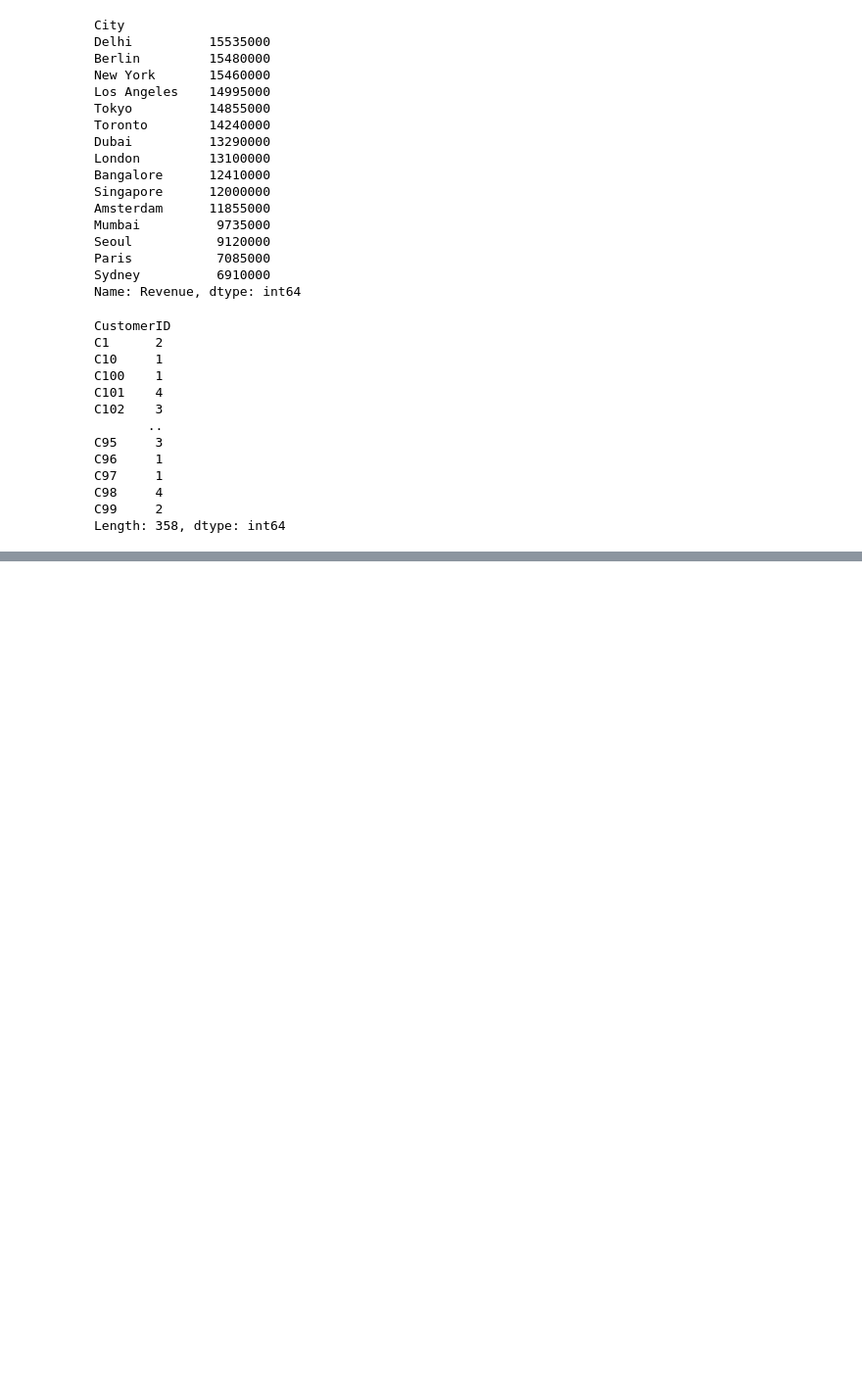
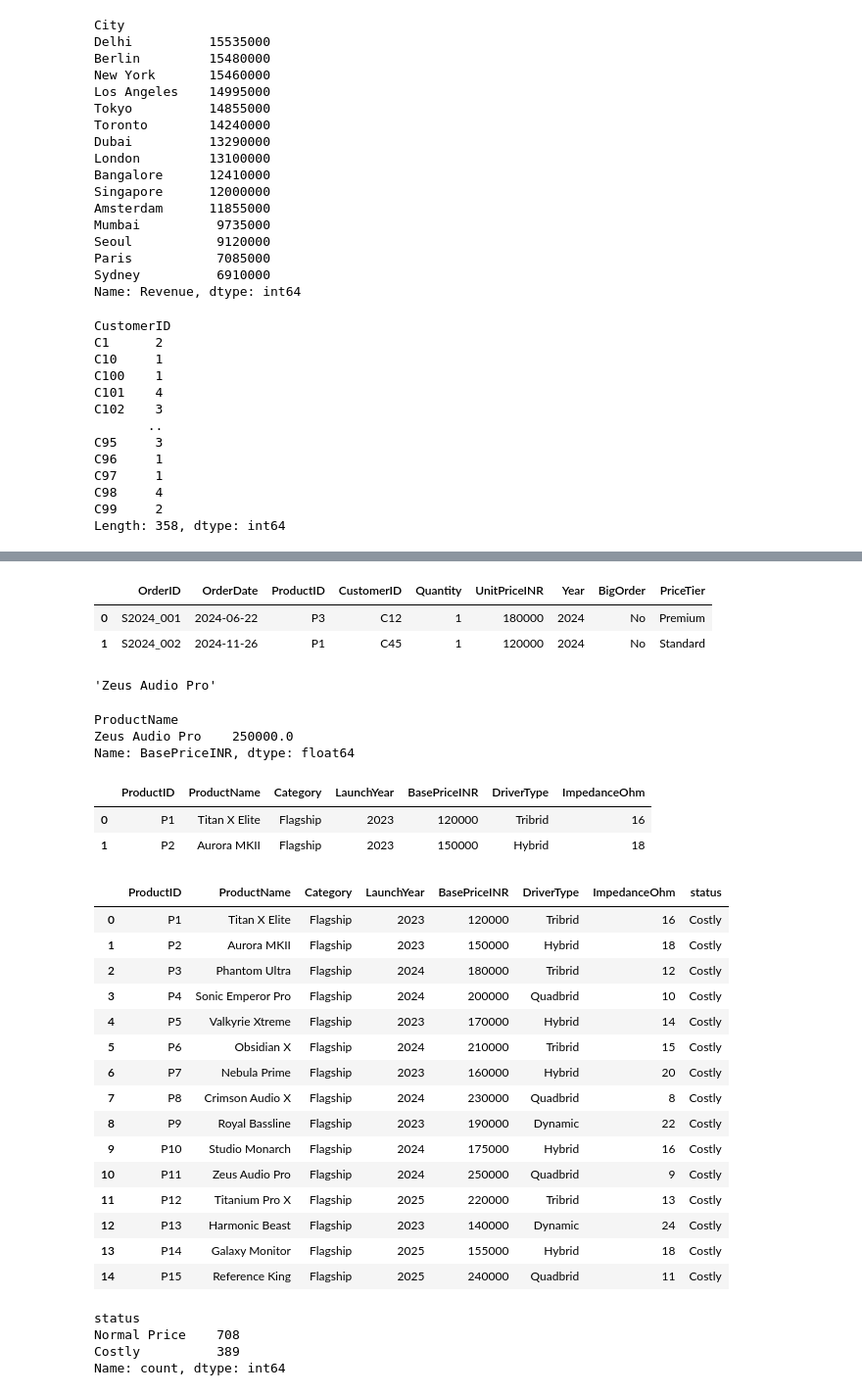
Before and after one commit to KartikGawade17/IEM-HOUSE-Data-Analysis-PANDAS, a Jupyter notebook: iem_analysis.ipynb, the cells around one changed output, grey strips where cells are left out. Shown at 98% size. Saved outputs shown, nothing was run; the diff lists cells and outputs as text; code cells hidden in the pictures; blank space fills up the shorter version.

Commit message:
ROund 7 completed data

```diff
--- a/iem_analysis.ipynb
+++ b/iem_analysis.ipynb
@@ -485,0 +517,43 @@ Length: 358, dtype: int64
+# %%
+sales_data.head(2)
+# %% [output]
+|  | OrderID | OrderDate | ProductID | CustomerID | Quantity | UnitPriceINR | Year | BigOrder | PriceTier |
+| 0 | S2024_001 | 2024-06-22 | P3 | C12 | 1 | 180000 | 2024 | No | Premium |
+| 1 | S2024_002 | 2024-11-26 | P1 | C45 | 1 | 120000 | 2024 | No | Standard |
+# %%
+products_data.groupby("ProductName")["BasePriceINR"].mean().idxmax()
+# %% [output]
+'Zeus Audio Pro'
+# %%
+products_data.groupby("ProductName")["BasePriceINR"].mean().sort_values(ascending=False).head(1)
+# %% [output]
+ProductName
+Zeus Audio Pro    250000.0
+Name: BasePriceINR, dtype: float64
+# %%
+products_data.head(2)
+# %% [output]
+|  | ProductID | ProductName | Category | LaunchYear | BasePriceINR | DriverType | ImpedanceOhm |
+| 0 | P1 | Titan X Elite | Flagship | 2023 | 120000 | Tribrid | 16 |
+| 1 | P2 | Aurora MKII | Flagship | 2023 | 150000 | Hybrid | 18 |
+# %%
+products_data['status'] = products_data["BasePriceINR"].apply(lambda price: "Costly" if price > 100000 else "Normal")
+# %%
+products_data
+# %% [output]
+|  | ProductID | ProductName | Category | LaunchYear | BasePriceINR | DriverType | ImpedanceOhm | status |
+| 0 | P1 | Titan X Elite | Flagship | 2023 | 120000 | Tribrid | 16 | Costly |
+| 1 | P2 | Aurora MKII | Flagship | 2023 | 150000 | Hybrid | 18 | Costly |
+| 2 | P3 | Phantom Ultra | Flagship | 2024 | 180000 | Tribrid | 12 | Costly |
+| 3 | P4 | Sonic Emperor Pro | Flagship | 2024 | 200000 | Quadbrid | 10 | Costly |
+| 4 | P5 | Valkyrie Xtreme | Flagship | 2023 | 170000 | Hybrid | 14 | Costly |
+| 5 | P6 | Obsidian X | Flagship | 2024 | 210000 | Tribrid | 15 | Costly |
+| 6 | P7 | Nebula Prime | Flagship | 2023 | 160000 | Hybrid | 20 | Costly |
+| 7 | P8 | Crimson Audio X | Flagship | 2024 | 230000 | Quadbrid | 8 | Costly |
+| 8 | P9 | Royal Bassline | Flagship | 2023 | 190000 | Dynamic | 22 | Costly |
+| 9 | P10 | Studio Monarch | Flagship | 2024 | 175000 | Hybrid | 16 | Costly |
+| 10 | P11 | Zeus Audio Pro | Flagship | 2024 | 250000 | Quadbrid | 9 | Costly |
+| 11 | P12 | Titanium Pro X | Flagship | 2025 | 220000 | Tribrid | 13 | Costly |
+| 12 | P13 | Harmonic Beast | Flagship | 2023 | 140000 | Dynamic | 24 | Costly |
+| 13 | P14 | Galaxy Monitor | Flagship | 2025 | 155000 | Hybrid | 18 | Costly |
+| 14 | P15 | Reference King | Flagship | 2025 | 240000 | Quadbrid | 11 | Costly |
@@ -485,0 +562,7 @@ Length: 358, dtype: int64
+# %%
+sales_data.status.value_counts()
+# %% [output]
+status
+Normal Price    708
+Costly          389
+Name: count, dtype: int64
```
Also changed, not shown: parts of 9 cells of this notebook.
